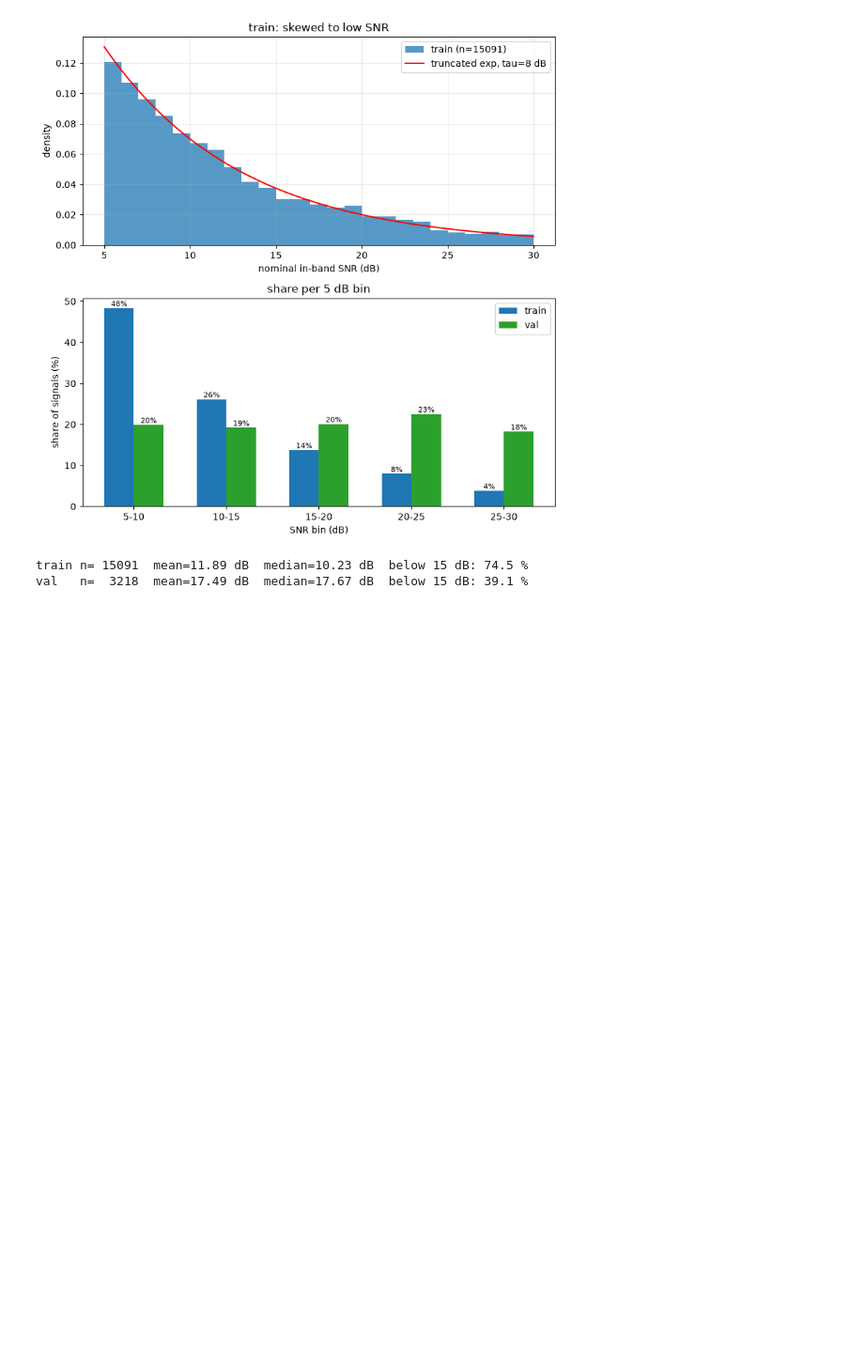
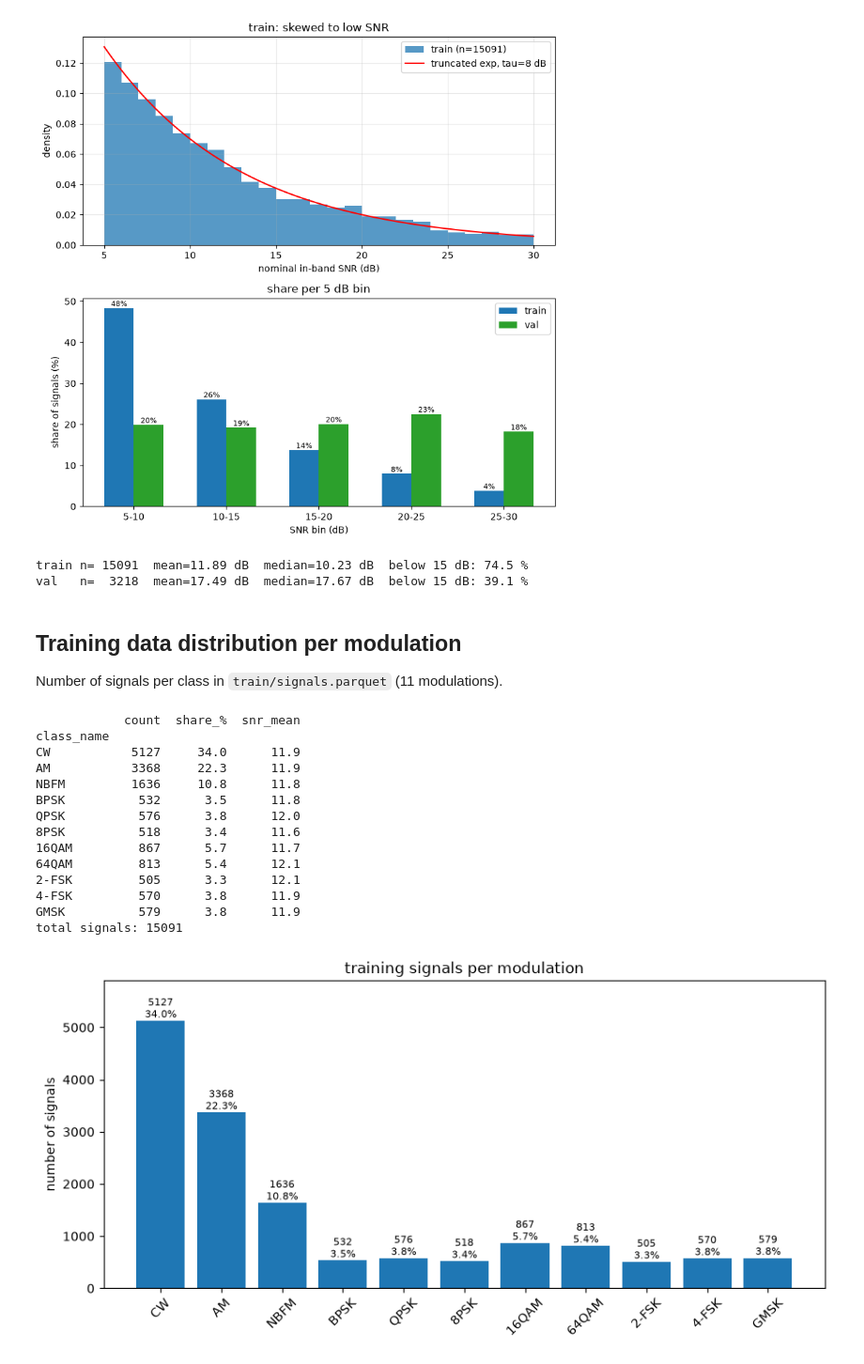
Before and after one commit to TohidTonekaboni/RF-Signal-Detection, a Jupyter notebook: test.ipynb, the cells around one changed output. Shown at 94% size. Drawn from its saved outputs; the diff is of its cells as text; code cells hidden in the pictures; blank space fills up the shorter version.

```diff
--- a/test.ipynb
+++ b/test.ipynb
@@ -258,3 +285,36 @@ for name in ("train", "val"):
 [figure]
 train n= 15091  mean=11.89 dB  median=10.23 dB  below 15 dB: 74.5 %
 val   n=  3218  mean=17.49 dB  median=17.67 dB  below 15 dB: 39.1 %
+# %% [markdown]
+## Training data distribution per modulation
+Number of signals per class in `train/signals.parquet` (11 modulations).
+# %%
+tr = pd.read_parquet(DATA_DIR / "train" / "signals.parquet")
+order = tr.groupby("class_id").class_name.first().sort_index().tolist()   # 11 modulations in class_id order
+counts = tr.class_name.value_counts().reindex(order)
+summary = pd.DataFrame({"count": counts, "share_%": (100 * counts / counts.sum()).round(1),
+                        "snr_mean": tr.groupby("class_name").snr_db.mean().reindex(order).round(1)})
+print(summary.to_string()); print("total signals:", len(tr))
+
+fig, ax = plt.subplots(figsize=(9, 4.5))
+bars = ax.bar(order, counts.values, color="tab:blue")
+ax.bar_label(bars, labels=[f"{c}\n{100*c/counts.sum():.1f}%" for c in counts.values], fontsize=8)
+ax.set(ylabel="number of signals", title="training signals per modulation", ylim=(0, counts.max() * 1.15))
+ax.tick_params(axis="x", rotation=45)
+plt.tight_layout(); plt.show()
+# %% [output]
+            count  share_%  snr_mean
+class_name
+CW           5127     34.0      11.9
+AM           3368     22.3      11.9
+NBFM         1636     10.8      11.8
+BPSK          532      3.5      11.8
+QPSK          576      3.8      12.0
+8PSK          518      3.4      11.6
+16QAM         867      5.7      11.7
+64QAM         813      5.4      12.1
+2-FSK         505      3.3      12.1
+4-FSK         570      3.8      11.9
+GMSK          579      3.8      11.9
+total signals: 15091
+[figure, added]
```
Also changed, not shown: parts of 15 cells of this notebook, 33 other files.
